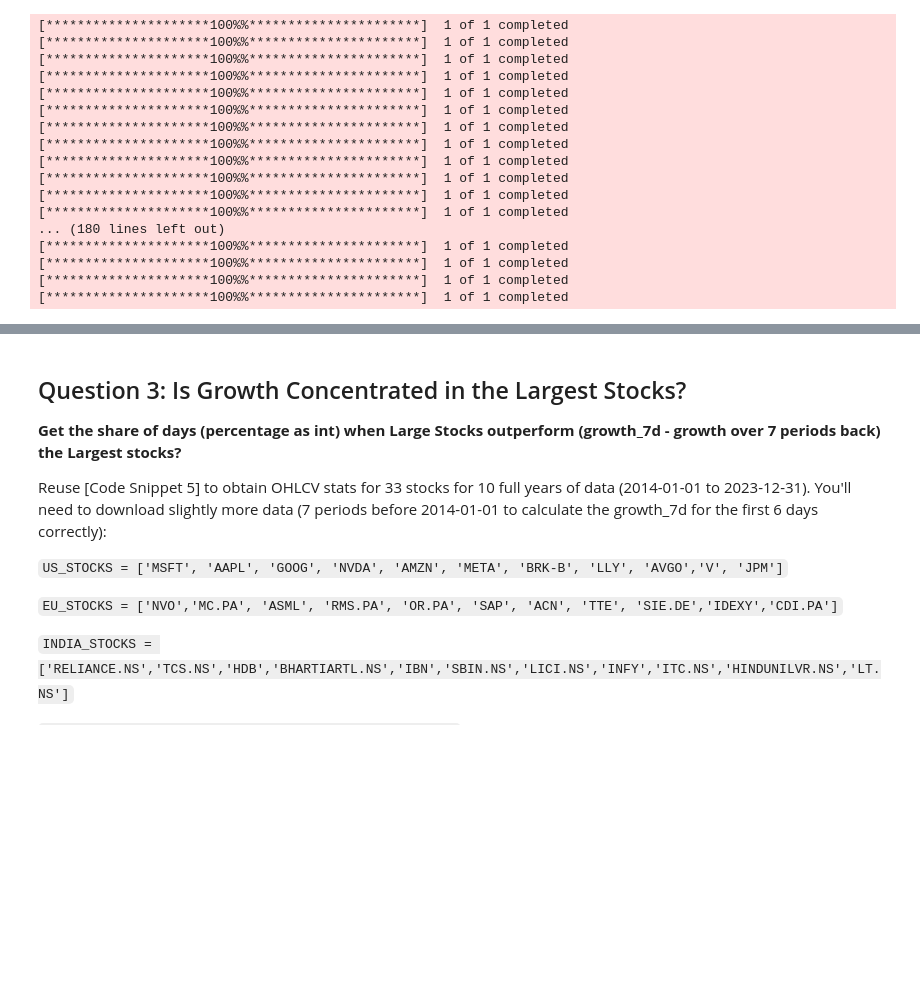
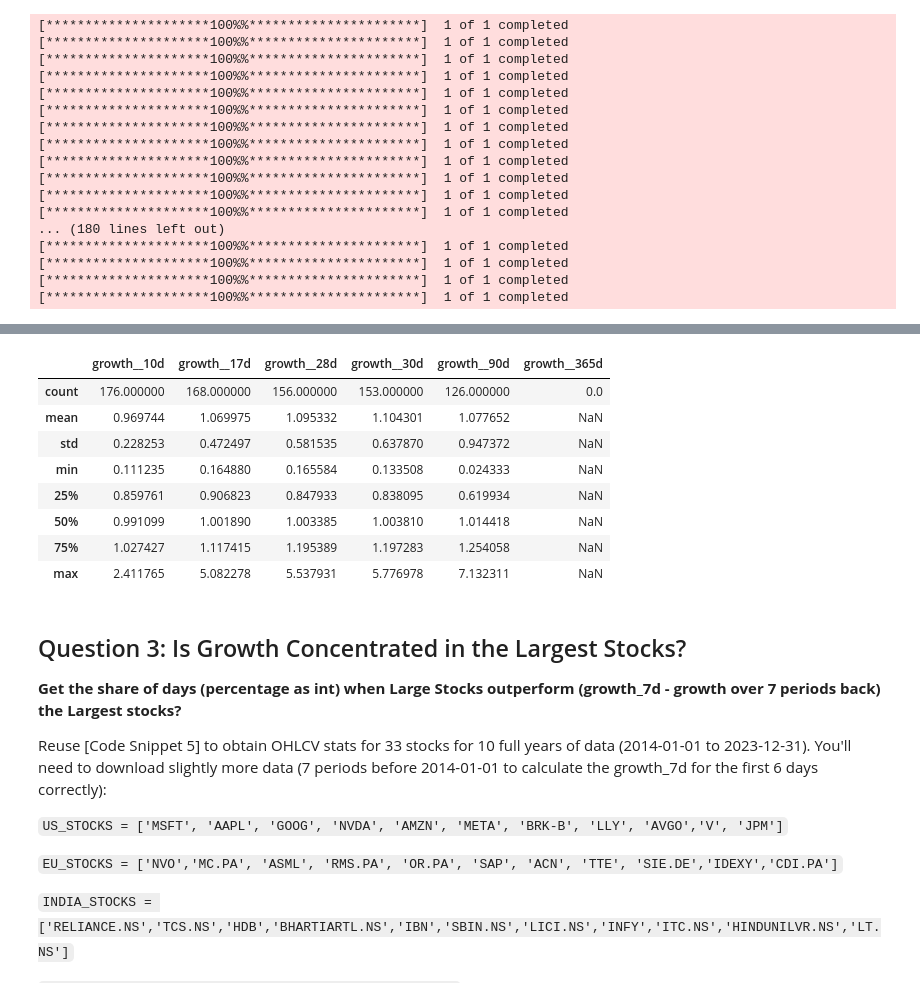
Before and after one commit to alangan17/smazc02, a Jupyter notebook: SMAZC_02_Homework.ipynb, the cells around one changed output, grey strips where cells are left out. Cells and saved outputs as stored; diff of their text form; code cells hidden in the pictures; blank space fills up the shorter version.

```diff
--- a/SMAZC_02_Homework.ipynb
+++ b/SMAZC_02_Homework.ipynb
@@ -362,3 +262,15 @@ KeyError: Timestamp('2023-12-27 00:00:00')
+# %%
+merged_growth_df.describe()
+# %% [output]
+|  | growth__10d | growth__17d | growth__28d | growth__30d | growth__90d | growth__365d |
+| count | 176.000000 | 168.000000 | 156.000000 | 153.000000 | 126.000000 | 0.0 |
+| mean | 0.969744 | 1.069975 | 1.095332 | 1.104301 | 1.077652 | NaN |
+| std | 0.228253 | 0.472497 | 0.581535 | 0.637870 | 0.947372 | NaN |
+| min | 0.111235 | 0.164880 | 0.165584 | 0.133508 | 0.024333 | NaN |
+| 25% | 0.859761 | 0.906823 | 0.847933 | 0.838095 | 0.619934 | NaN |
+| 50% | 0.991099 | 1.001890 | 1.003385 | 1.003810 | 1.014418 | NaN |
+| 75% | 1.027427 | 1.117415 | 1.195389 | 1.197283 | 1.254058 | NaN |
+| max | 2.411765 | 5.082278 | 5.537931 | 5.776978 | 7.132311 | NaN |
 # %% [markdown]
 ## Question 3: Is Growth Concentrated in the Largest Stocks?
 
```
Also changed, not shown: parts of 14 cells of this notebook.
